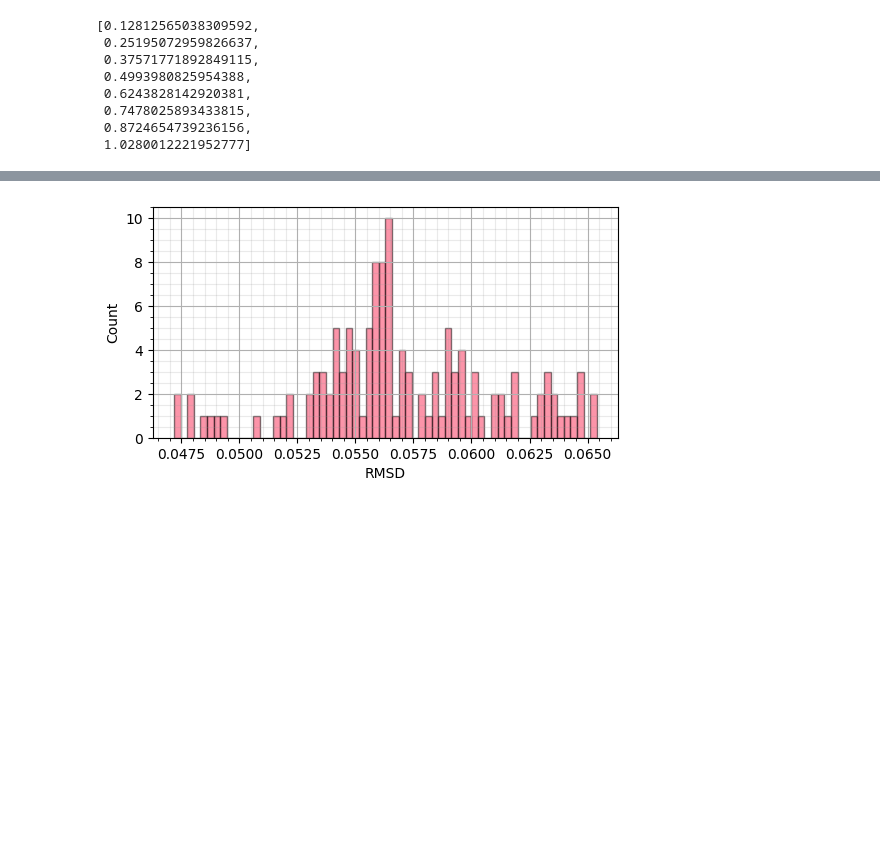
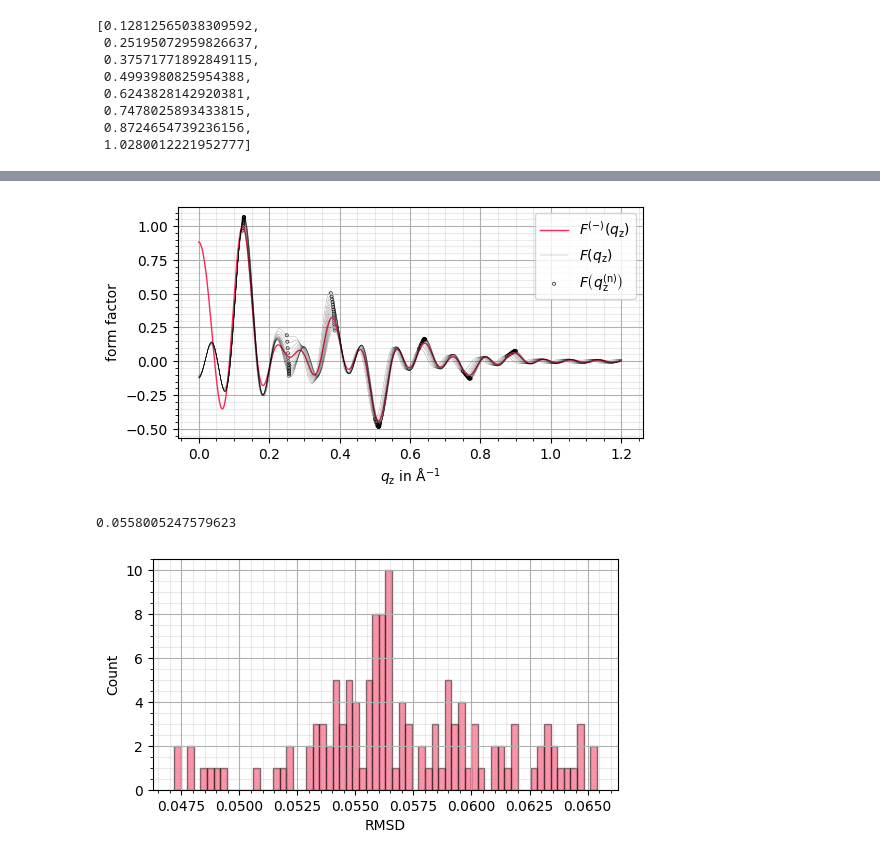
Before and after one commit to CVC97/ALC-24-25, a Jupyter notebook: BK.SLM_study_liquid_membranes/bk.slm_data_analysis.ipynb, the cells around one changed output, grey strips where cells are left out. Cells and saved outputs as stored; diff of their text form; code cells hidden in the pictures; blank space fills up the shorter version.

```diff
--- a/BK.SLM_study_liquid_membranes/bk.slm_data_analysis.ipynb
+++ b/BK.SLM_study_liquid_membranes/bk.slm_data_analysis.ipynb
@@ -461,36 +461,39 @@ def phase_factor_performance(phases, plot = 0):
             F_q_z_n_plot_list.append(F_q_z_n)
         ax.scatter(q_z_n_plot_list, F_q_z_n_plot_list, s = 5, marker = "o", edgecolor = "black", facecolor = "none", alpha = 0.92, linewidth = 0.5, label = r"$F\left(q_\mathrm{z}^\mathrm{(n)}\right)$")
 
         for RH in range(60, 91, 2):
             # continuous form factor reconstructions
             F_RH_func = get_continuous_F(f"RH{RH}", phases)
             F_RH_array = np.array([F_RH_func(q_z) for q_z in q_z_conti_array])
             ax.plot(q_z_conti_array, F_RH_array, color = "black", alpha = RH/100/2, linewidth = 0.25)
             # evaluated q_z_n
             D = RH_data_dict[f"RH{RH}"]["D"]                                                   # period D for current RH
             q_z_n_plot_list = []                                                            # q_z_n values for plotting
             F_q_z_n_plot_list = []                                                          # corresponding F_q_z_n values for plotting
             for i in range(max_n):
                 # values for plotting
                 q_z_n = 2*np.pi/D * (i+1)                                                   # q_z_n from period length
                 F_q_z_n = F_RH_func(q_z_n)                                                # corresponding F_q_z_n
                 # add values for plotting to plot list
                 q_z_n_plot_list.append(q_z_n)
                 F_q_z_n_plot_list.append(F_q_z_n)
             ax.scatter(q_z_n_plot_list, F_q_z_n_plot_list, s = 5, marker = "o", edgecolor = "black", facecolor = "none", alpha = RH/100, linewidth = 0.5)
 
         ax.legend()
         ax.legend(loc="upper right")
 
-        plt.savefig('BK.SLM_visualizations/continous_form_factors.pdf', facecolor = 'white', bbox_inches='tight')
-        plt.savefig('BK.SLM_visualizations/continous_form_factors.pgf', facecolor = 'white', bbox_inches='tight')
+        plt.savefig('BK.SLM_visualizations/continuous_form_factors.pdf', facecolor = 'white', bbox_inches='tight')
+        plt.savefig('BK.SLM_visualizations/continuous_form_factors.pgf', facecolor = 'white', bbox_inches='tight')
         plt.show()
 
     # return the RMSD for the given phases
     return np.sqrt(sum(mean_squared_deviation_list) / len(mean_squared_deviation_list))
 
 
-# # list of phases (0-order will be determined from the other phases, genius !!!)
-# phases_list = [-1, -1, 1, -1, 1, 1, -1, 1]
-# phase_factor_performance(phases_list, plot = 1)
+# list of phases (0-order will be determined from the other phases, genius !!!)
+phases_list = [1, 1, 1, -1, 1, -1, 1]
+phase_factor_performance(phases_list, plot = 1)
+# %% [output]
+[figure, added]
+0.0558005247579623
 # %%
```
Also changed, not shown: parts of 5 cells of this notebook, 15 other files.
